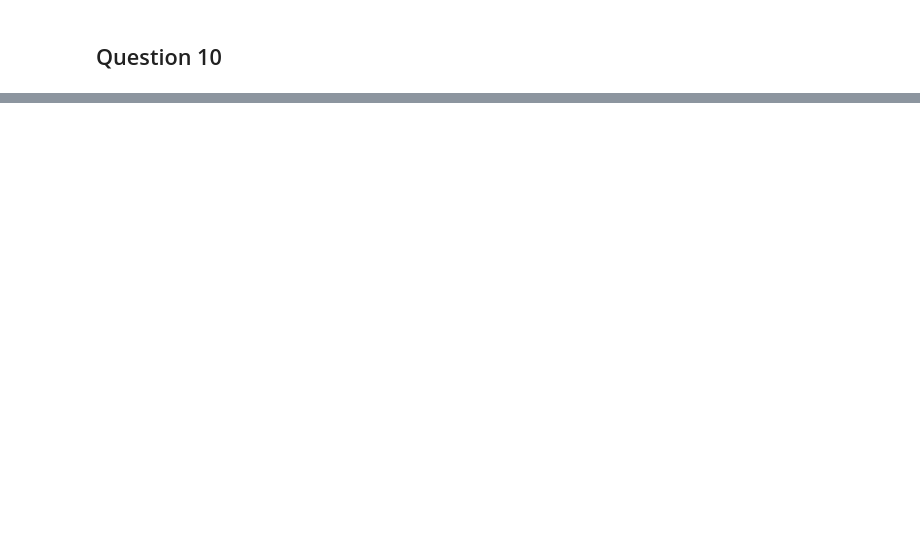
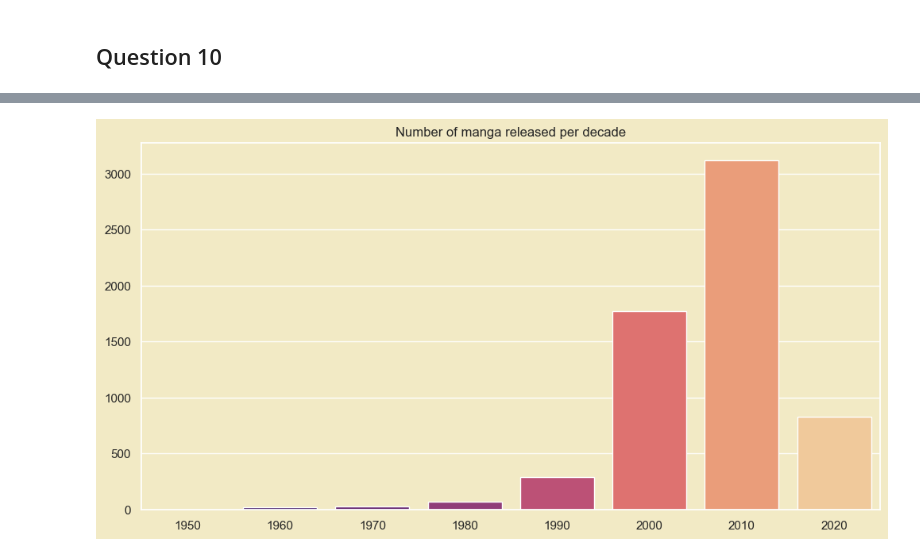
Before and after one commit to duongtruongbinh/IntroDS_FinalProject, a Jupyter notebook: src/Asking_Questions_and_Analyzing.ipynb, the cells around one changed output, grey strips where cells are left out. Cells and saved outputs as stored; diff of their text form; code cells hidden in the pictures; blank space fills up the shorter version.

```diff
--- a/src/Asking_Questions_and_Analyzing.ipynb
+++ b/src/Asking_Questions_and_Analyzing.ipynb
@@ -716,0 +751,16 @@ sns.scatterplot(x='Score', y='Recommended', data=manga_copy_df)
+# %%
+manga_copy_df = manga_df.copy()
+manga_copy_df['Release date'] = pd.to_datetime(manga_copy_df['Release date'])
+
+manga_copy_df['Decade'] = (manga_copy_df['Release date'].dt.year // 10) * 10
+
+manga_counts_by_decade = manga_copy_df['Decade'].value_counts().sort_index()
+
+fig, axes = plt.subplots(1, 1, figsize=(12,6))
+sns.barplot(x=manga_counts_by_decade.index, y=manga_counts_by_decade.values, palette="magma", ax = axes)
+axes.set_title('Number of manga released per decade')
+axes.set_xlabel('')
+axes.set_ylabel('')
+plt.show()
+# %% [output]
+[figure, added]
```
Also changed, not shown: parts of 24 cells of this notebook.
